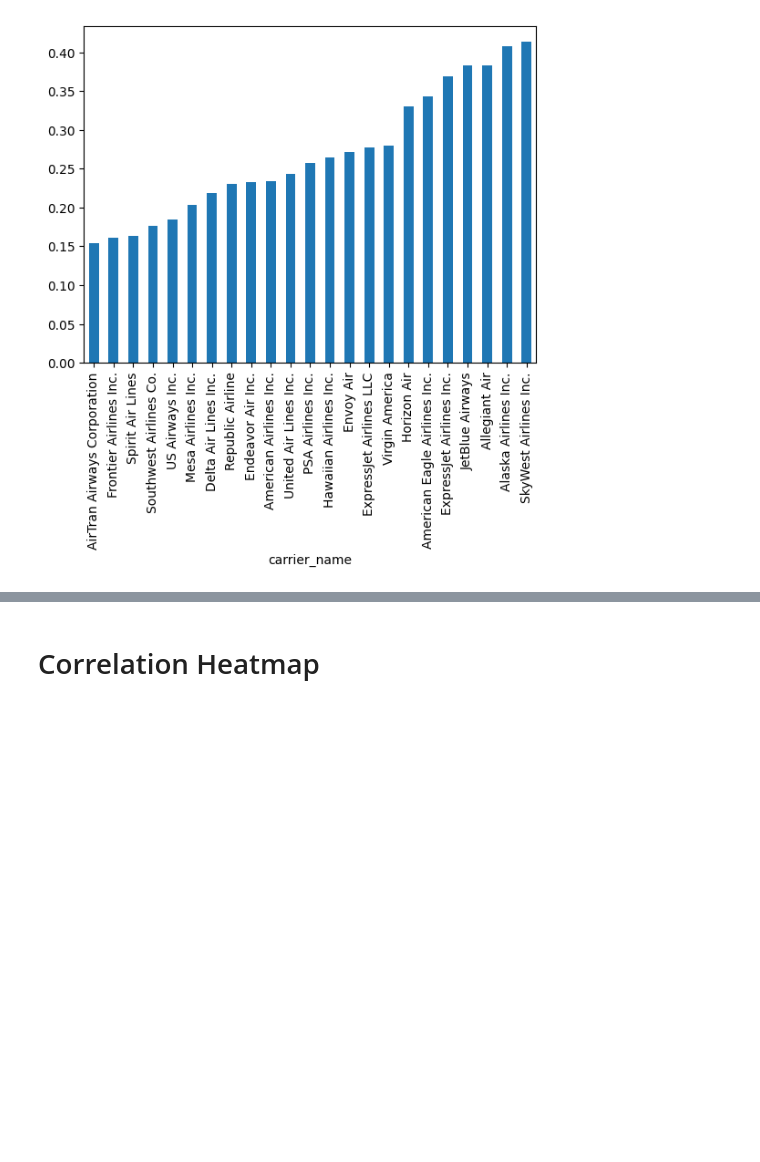
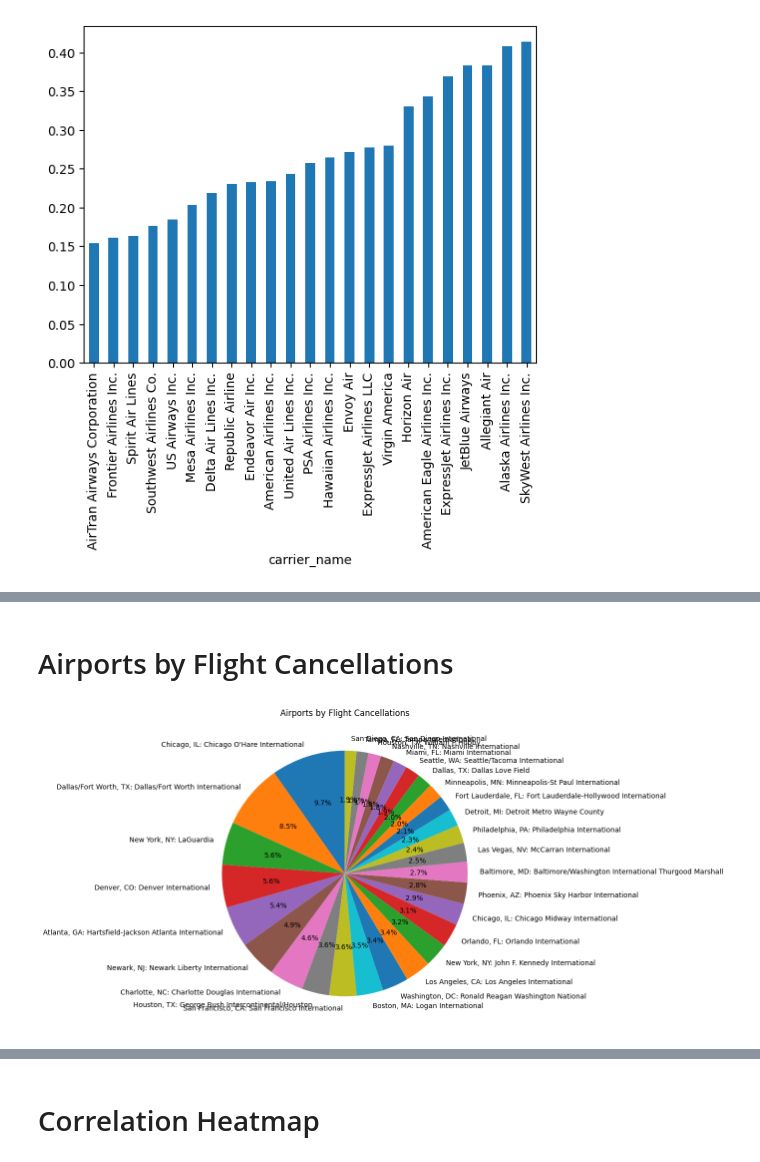
Before and after one commit to pradnesh369/airline-delay-analysis, a Jupyter notebook: Airline Delay Cause Analysis.ipynb, the cells around one changed output, grey strips where cells are left out. Drawn from its saved outputs; the diff is of its cells as text; code cells hidden in the pictures; blank space fills up the shorter version.

```diff
--- a/Airline Delay Cause Analysis.ipynb
+++ b/Airline Delay Cause Analysis.ipynb
@@ -255,0 +319,24 @@ df.groupby("carrier_name")["diversion_rate"]\
+# %% [markdown]
+# Airports by Flight Cancellations
+# %%
+airport_cancel = (
+    df.groupby("airport_name")["number_of_flights_canceled"]
+      .sum()
+      .sort_values(ascending=False)
+      .head(29)
+)
+
+plt.figure(figsize=(8,8))
+
+plt.pie(
+    airport_cancel,
+    labels=airport_cancel.index,
+    autopct="%1.1f%%",
+    startangle=90
+)
+
+plt.title("Airports by Flight Cancellations")
+
+plt.show()
+# %% [output]
+[figure, added]
```
Also changed, not shown: parts of 13 cells of this notebook.
